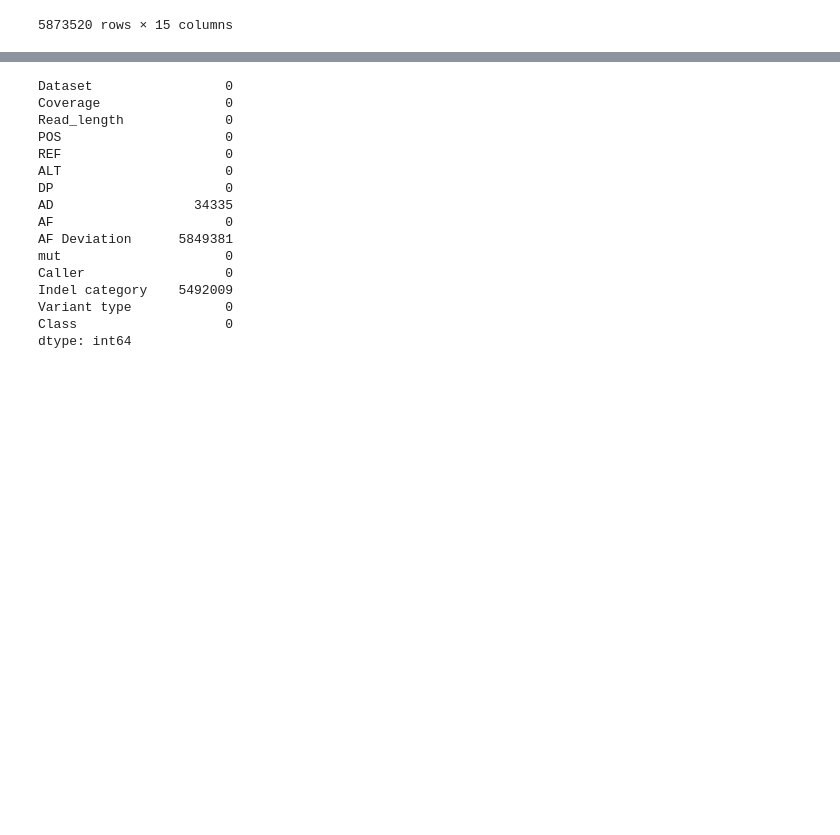
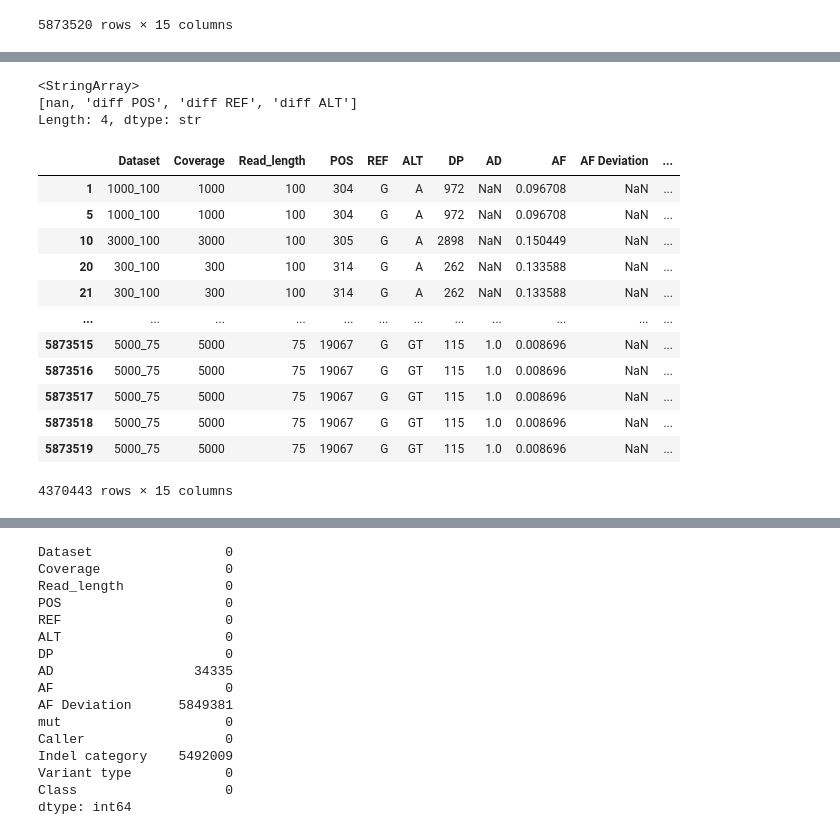
Before and after one commit to thodkatz/synth4bench, a Jupyter notebook: playground.ipynb, the cells around one changed output, grey strips where cells are left out. Drawn from its saved outputs; the diff is of its cells as text; code cells hidden in the pictures; blank space fills up the shorter version.

```diff
--- a/playground.ipynb
+++ b/playground.ipynb
@@ -20,0 +40,22 @@ df
+# %%
+df['Indel category'].unique()
+# %% [output]
+<StringArray>
+[nan, 'diff POS', 'diff REF', 'diff ALT']
+Length: 4, dtype: str
+# %%
+df[df["Class"].isin(["FN"])]
+# %% [output]
+|  | Dataset | Coverage | Read_length | POS | REF | ALT | DP | AD | AF | AF Deviation | ... |
+| 1 | 1000_100 | 1000 | 100 | 304 | G | A | 972 | NaN | 0.096708 | NaN | ... |
+| 5 | 1000_100 | 1000 | 100 | 304 | G | A | 972 | NaN | 0.096708 | NaN | ... |
+| 10 | 3000_100 | 3000 | 100 | 305 | G | A | 2898 | NaN | 0.150449 | NaN | ... |
+| 20 | 300_100 | 300 | 100 | 314 | G | A | 262 | NaN | 0.133588 | NaN | ... |
+| 21 | 300_100 | 300 | 100 | 314 | G | A | 262 | NaN | 0.133588 | NaN | ... |
+| ... | ... | ... | ... | ... | ... | ... | ... | ... | ... | ... | ... |
+| 5873515 | 5000_75 | 5000 | 75 | 19067 | G | GT | 115 | 1.0 | 0.008696 | NaN | ... |
+| 5873516 | 5000_75 | 5000 | 75 | 19067 | G | GT | 115 | 1.0 | 0.008696 | NaN | ... |
+| 5873517 | 5000_75 | 5000 | 75 | 19067 | G | GT | 115 | 1.0 | 0.008696 | NaN | ... |
+| 5873518 | 5000_75 | 5000 | 75 | 19067 | G | GT | 115 | 1.0 | 0.008696 | NaN | ... |
+| 5873519 | 5000_75 | 5000 | 75 | 19067 | G | GT | 115 | 1.0 | 0.008696 | NaN | ... |
+4370443 rows × 15 columns
```
Also changed, not shown: parts of 15 cells of this notebook, 3 other files.
